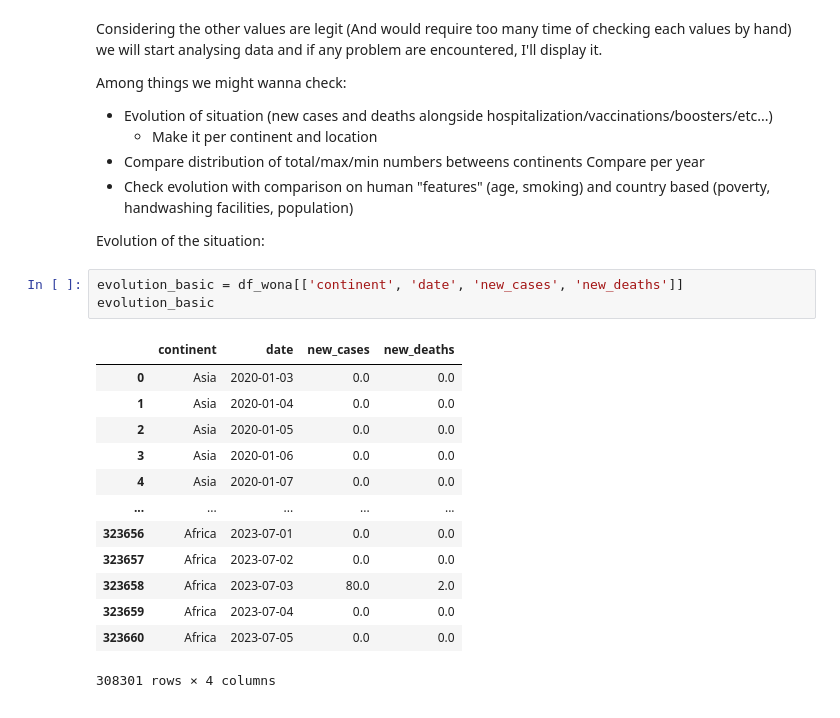
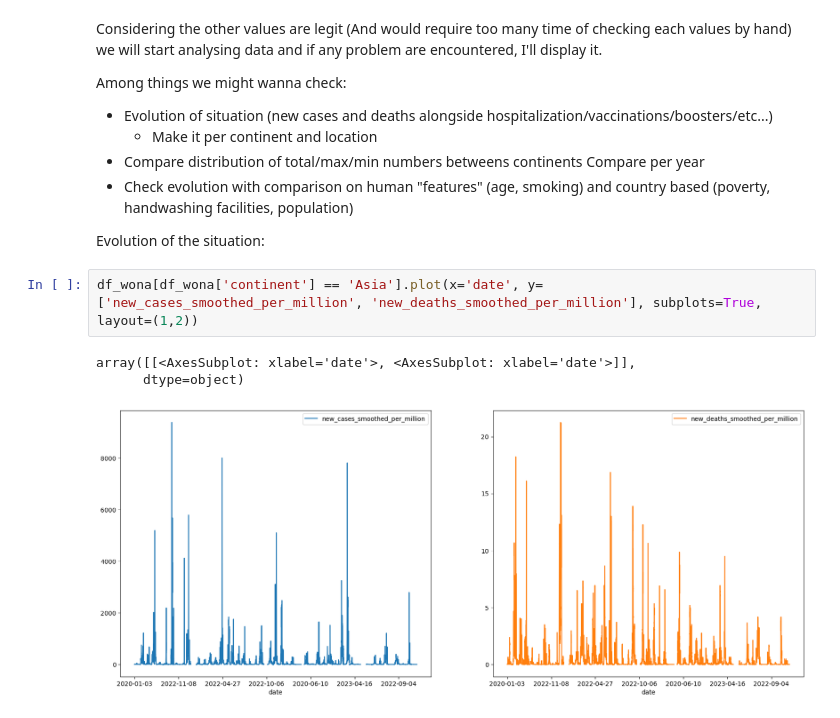
Before and after one commit to antoninchafiol/CoviEDA, a Jupyter notebook: notebook.ipynb, the cells around one changed output. Saved outputs shown, nothing was run; the diff lists cells and outputs as text.

Commit message:
Evolution plots - Need to do it per continent

```diff
--- a/notebook.ipynb
+++ b/notebook.ipynb
@@ -219,20 +185,9 @@ Among things we might wanna check:
 
 
 Evolution of the situation:
-# %%
-evolution_basic = df_wona[['continent', 'date', 'new_cases', 'new_deaths']]
-evolution_basic
-# %% [output]
-|  | continent | date | new_cases | new_deaths |
-| 0 | Asia | 2020-01-03 | 0.0 | 0.0 |
-| 1 | Asia | 2020-01-04 | 0.0 | 0.0 |
-| 2 | Asia | 2020-01-05 | 0.0 | 0.0 |
-| 3 | Asia | 2020-01-06 | 0.0 | 0.0 |
-| 4 | Asia | 2020-01-07 | 0.0 | 0.0 |
-| ... | ... | ... | ... | ... |
-| 323656 | Africa | 2023-07-01 | 0.0 | 0.0 |
-| 323657 | Africa | 2023-07-02 | 0.0 | 0.0 |
-| 323658 | Africa | 2023-07-03 | 80.0 | 2.0 |
-| 323659 | Africa | 2023-07-04 | 0.0 | 0.0 |
-| 323660 | Africa | 2023-07-05 | 0.0 | 0.0 |
-308301 rows × 4 columns
+# %%
+df_wona[df_wona['continent'] == 'Asia'].plot(x='date', y=['new_cases_smoothed_per_million', 'new_deaths_smoothed_per_million'], subplots=True, layout=(1,2))
+# %% [output]
+array([[<AxesSubplot: xlabel='date'>, <AxesSubplot: xlabel='date'>]],
+      dtype=object)
+[figure, added]
```
Also changed, not shown: parts of 2 cells of this notebook.
